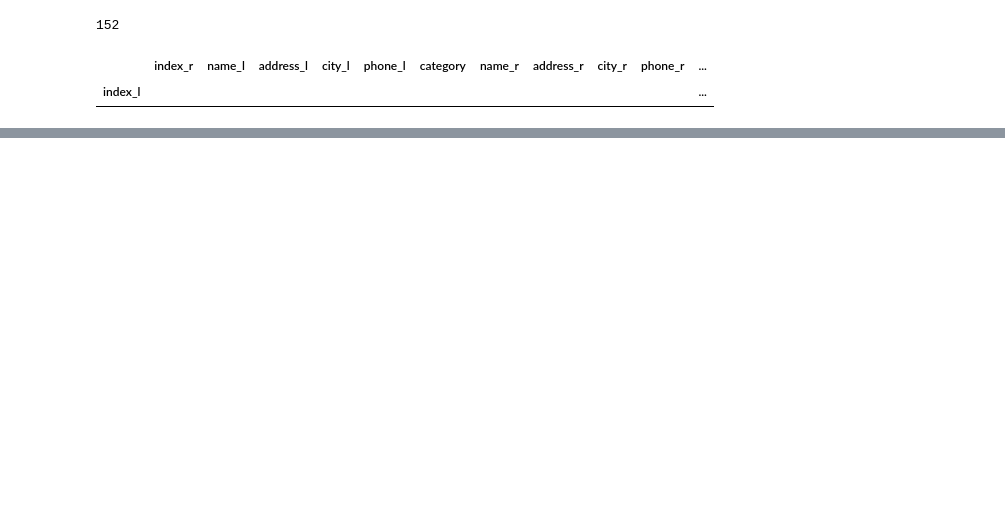
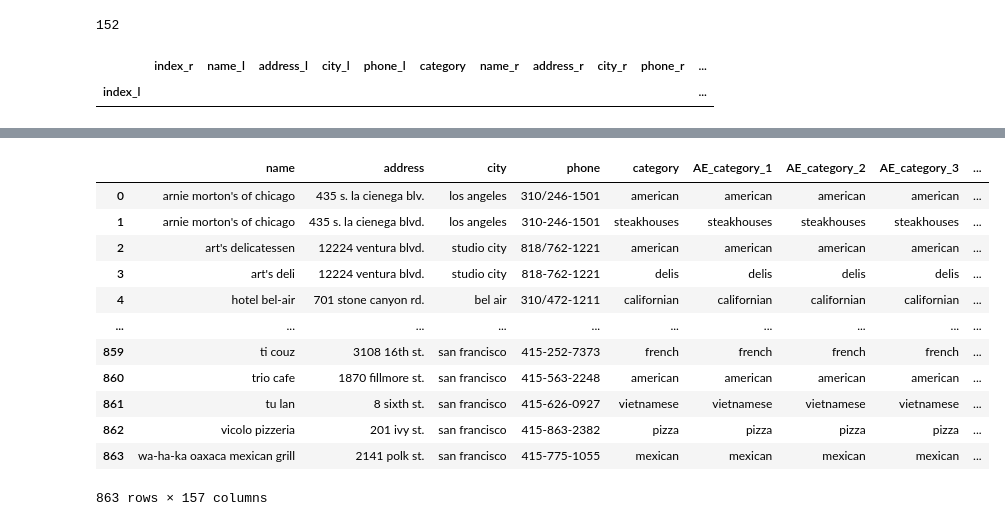
Before and after one commit to Evnsn/entityresolution, a Jupyter notebook: examples/exsample.ipynb, the cells around one changed output, grey strips where cells are left out. Saved outputs shown, nothing was run; the diff lists cells and outputs as text; code cells hidden in the pictures; blank space fills up the shorter version.

```diff
--- a/examples/exsample.ipynb
+++ b/examples/exsample.ipynb
@@ -130,0 +126,16 @@ df_r
+# %%
+df_l
+# %% [output]
+|  | name | address | city | phone | category | AE_category_1 | AE_category_2 | AE_category_3 | ... |
+| 0 | arnie morton's of chicago | 435 s. la cienega blv. | los angeles | 310/246-1501 | american | american | american | american | ... |
+| 1 | arnie morton's of chicago | 435 s. la cienega blvd. | los angeles | 310-246-1501 | steakhouses | steakhouses | steakhouses | steakhouses | ... |
+| 2 | art's delicatessen | 12224 ventura blvd. | studio city | 818/762-1221 | american | american | american | american | ... |
+| 3 | art's deli | 12224 ventura blvd. | studio city | 818-762-1221 | delis | delis | delis | delis | ... |
+| 4 | hotel bel-air | 701 stone canyon rd. | bel air | 310/472-1211 | californian | californian | californian | californian | ... |
+| ... | ... | ... | ... | ... | ... | ... | ... | ... | ... |
+| 859 | ti couz | 3108 16th st. | san francisco | 415-252-7373 | french | french | french | french | ... |
+| 860 | trio cafe | 1870 fillmore st. | san francisco | 415-563-2248 | american | american | american | american | ... |
+| 861 | tu lan | 8 sixth st. | san francisco | 415-626-0927 | vietnamese | vietnamese | vietnamese | vietnamese | ... |
+| 862 | vicolo pizzeria | 201 ivy st. | san francisco | 415-863-2382 | pizza | pizza | pizza | pizza | ... |
+| 863 | wa-ha-ka oaxaca mexican grill | 2141 polk st. | san francisco | 415-775-1055 | mexican | mexican | mexican | mexican | ... |
+863 rows × 157 columns
```
Also changed, not shown: parts of 8 cells of this notebook, 3 other files.
